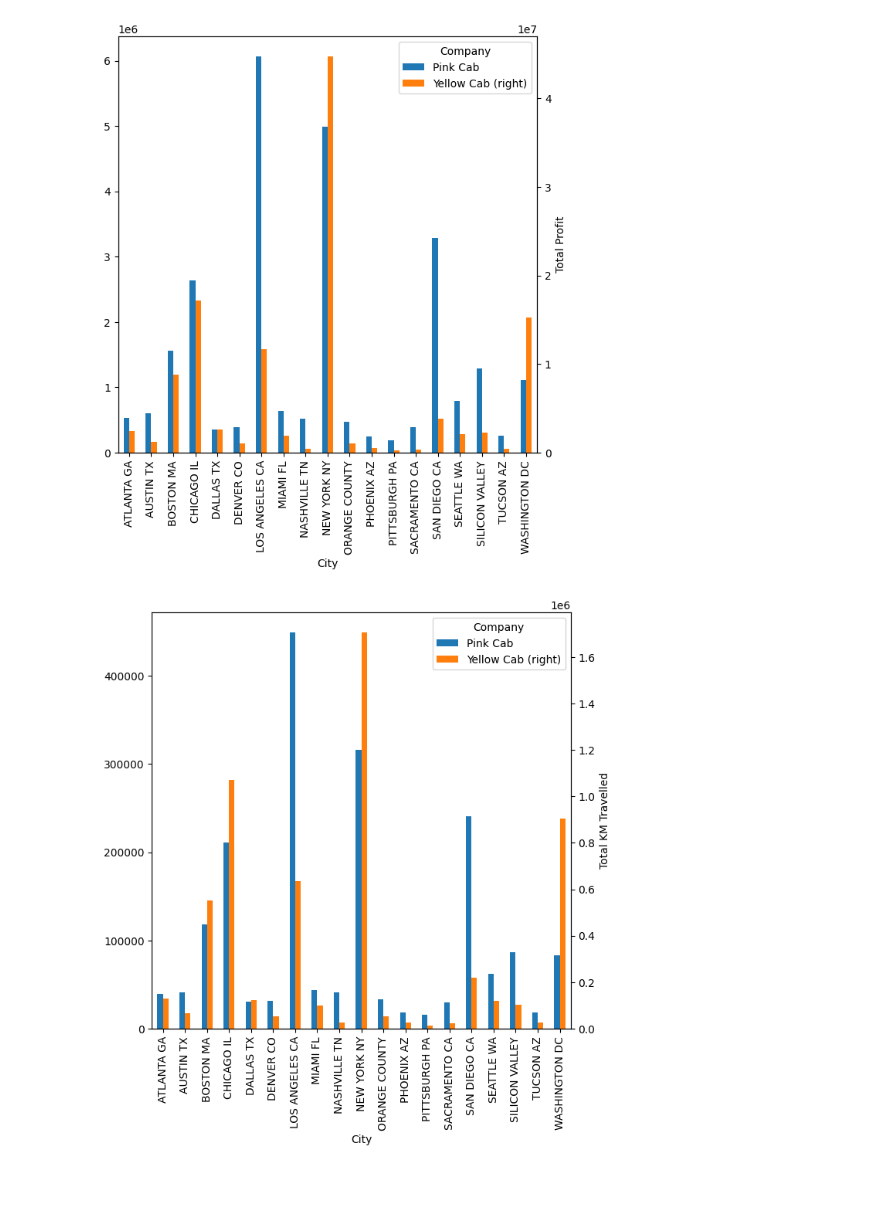
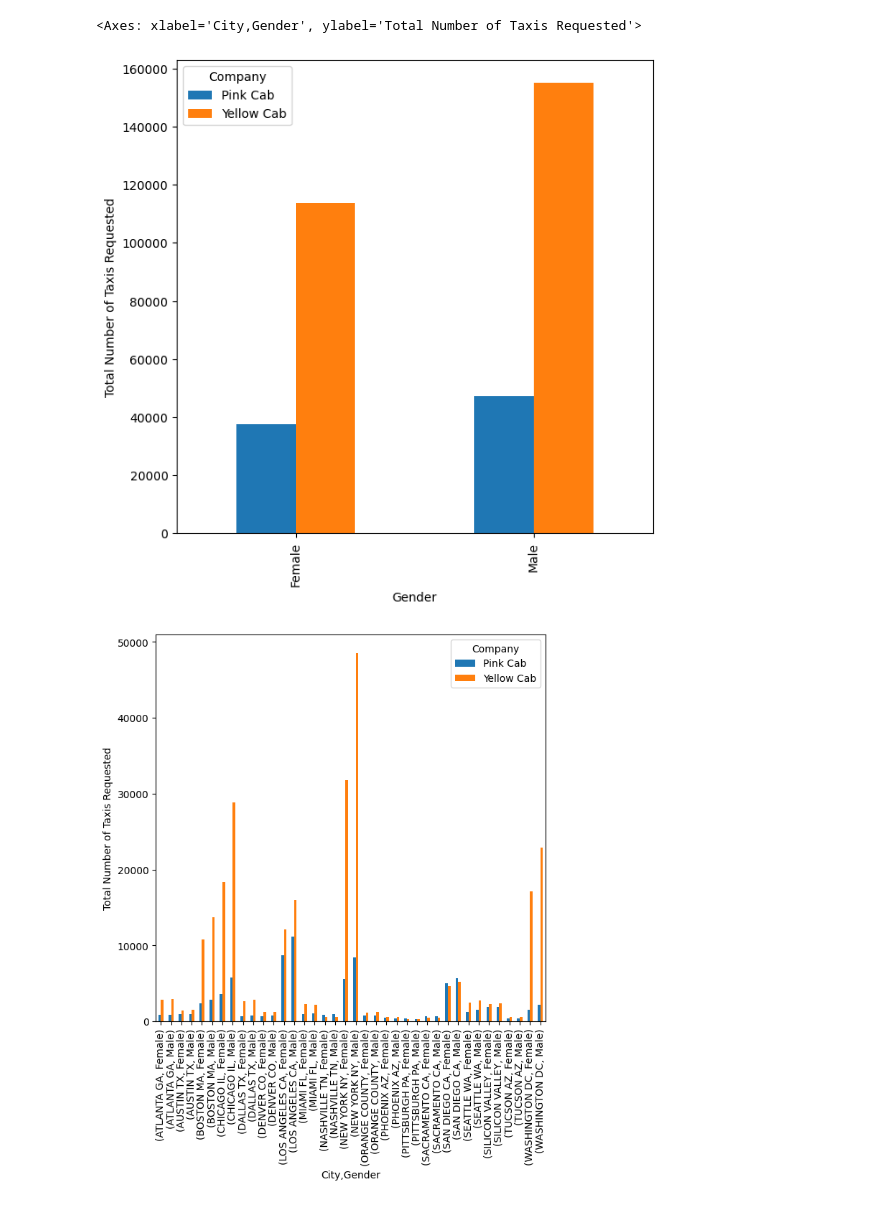
Before and after one commit to AryaSriva/DataSets, a Jupyter notebook: EDA.ipynb, the cells around one changed output. Saved outputs shown, nothing was run; the diff lists cells and outputs as text; code cells hidden in the pictures.

```diff
--- a/EDA.ipynb
+++ b/EDA.ipynb
@@ -74,7 +115,8 @@ travelMonth = cabData.groupby(['Month', 'Company'])['KM Travelled'].sum().unstac
-# %%
-#which cities generate the most profit and kilometers travelled for each company?
-cities = cabData.groupby(['City', 'Company'])['Price Charged'].sum().unstack().plot(kind="bar",ylabel="Total Profit", secondary_y='Yellow Cab', figsize=(7,7))
-kilometers = cities = cabData.groupby(['City', 'Company'])['KM Travelled'].sum().unstack().plot(kind="bar",ylabel="Total KM Travelled", secondary_y='Yellow Cab', figsize=(7,7))
-# %% [output]
-[figure, removed]
-[figure, removed]
+# %%
+#Hypothesis No. 4 --- There is no gender bias between the two companies, people of both genders ride taxis with both companies an equal amount across all cities
+cabData.groupby(['Gender', 'Company'])['Transaction ID'].nunique().unstack().plot(kind="bar",ylabel="Total Number of Taxis Requested", figsize=(7,7))
+cabData.groupby(['City', 'Gender', 'Company'])['Transaction ID'].nunique().unstack().plot(kind="bar",ylabel="Total Number of Taxis Requested Per City", figsize=(7,7))
+# %% [output]
+<Axes: xlabel='City,Gender', ylabel='Total Number of Taxis Requested'>
+[figure, added]
+[figure, added]
```
Also changed, not shown: parts of 11 cells of this notebook, 2 other files.
